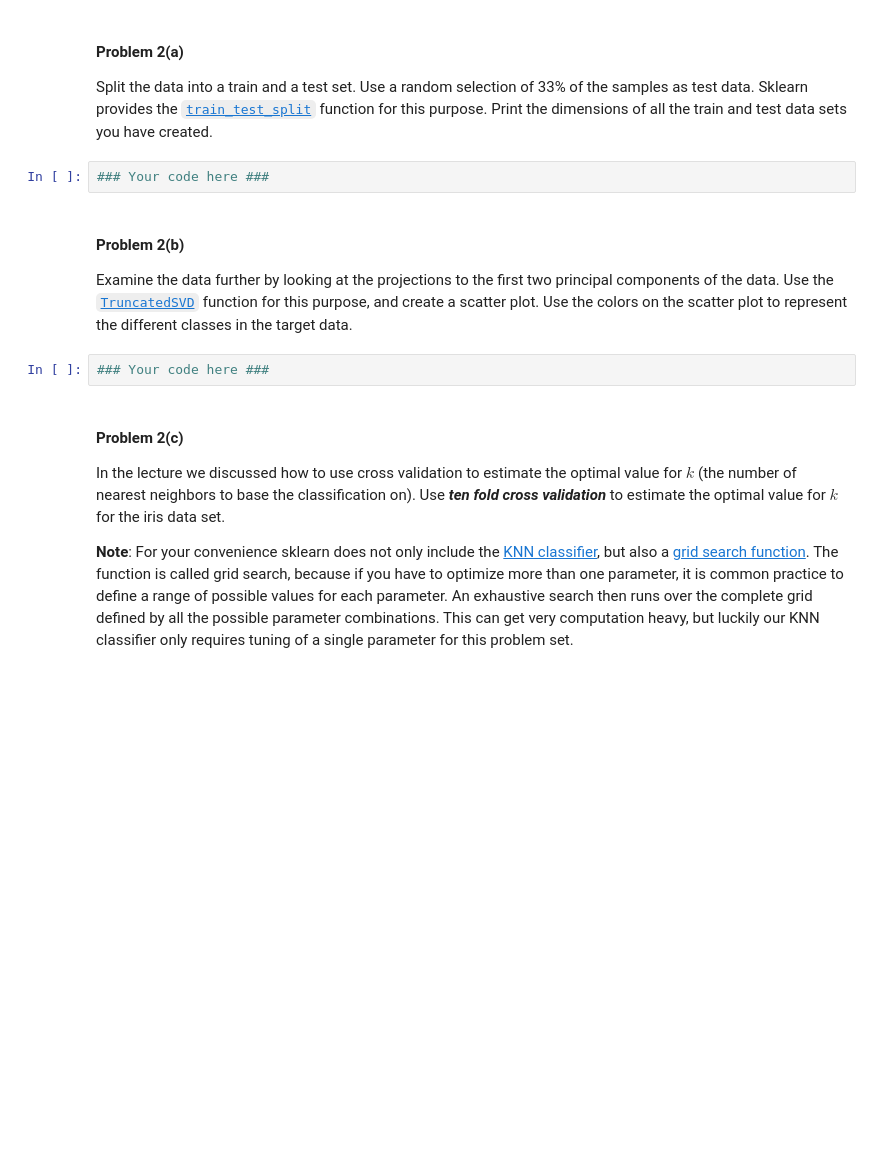
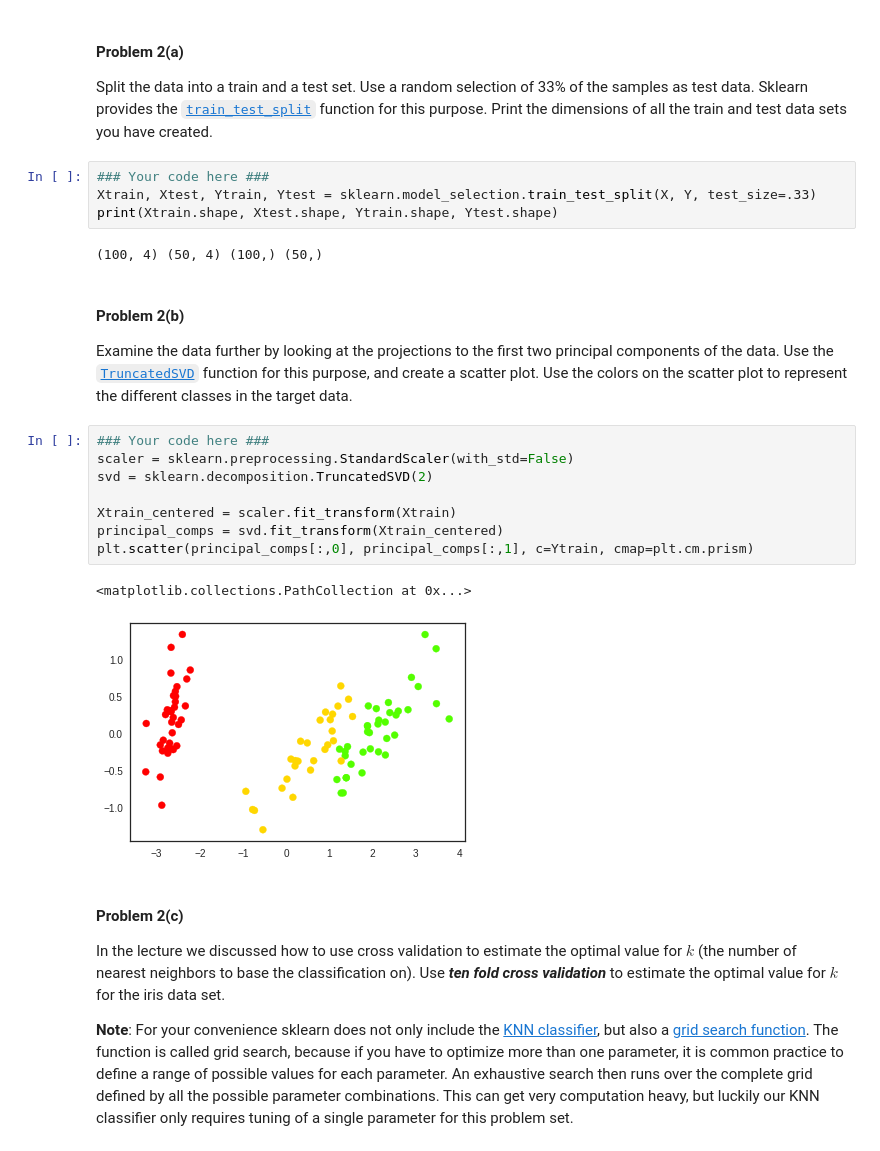
Before and after one commit to at-tran/CS109-assignments, a Jupyter notebook: Homework 3/HW3.ipynb, the cells around one changed output. Cells and saved outputs as stored; diff of their text form; blank space fills up the shorter version.

```diff
--- a/Homework 3/HW3.ipynb
+++ b/Homework 3/HW3.ipynb
@@ -203,14 +396,27 @@ SyntaxError: Missing parentheses in call to 'print' (<ipython-input-51-32bec99b9
 # %% [markdown]
 #### Problem 2(a)
 Split the data into a train and a test set. Use a random selection of 33% of the samples as test data. Sklearn provides the [`train_test_split`](http://scikit-learn.org/stable/modules/generated/sklearn.cross_validation.train_test_split.html) function for this purpose. Print the dimensions of all the train and test data sets you have created.
-# %%
-### Your code here ###
+# %%
+### Your code here ###
+Xtrain, Xtest, Ytrain, Ytest = sklearn.model_selection.train_test_split(X, Y, test_size=.33)
+print(Xtrain.shape, Xtest.shape, Ytrain.shape, Ytest.shape)
+# %% [output]
+(100, 4) (50, 4) (100,) (50,)
 # %% [markdown]
 #### Problem 2(b)
 
 Examine the data further by looking at the projections to the first two principal components of the data. Use the [`TruncatedSVD`](http://scikit-learn.org/stable/modules/generated/sklearn.decomposition.TruncatedSVD.html) function for this purpose, and create a scatter plot. Use the colors on the scatter plot to represent the different classes in the target data.
-# %%
-### Your code here ###
+# %%
+### Your code here ###
+scaler = sklearn.preprocessing.StandardScaler(with_std=False)
+svd = sklearn.decomposition.TruncatedSVD(2)
+
+Xtrain_centered = scaler.fit_transform(Xtrain)
+principal_comps = svd.fit_transform(Xtrain_centered)
+plt.scatter(principal_comps[:,0], principal_comps[:,1], c=Ytrain, cmap=plt.cm.prism)
+# %% [output]
+<matplotlib.collections.PathCollection at 0x...>
+[figure, added]
 # %% [markdown]
 #### Problem 2(c)
 
```
Also changed, not shown: parts of 51 cells of this notebook, 18 other files.
